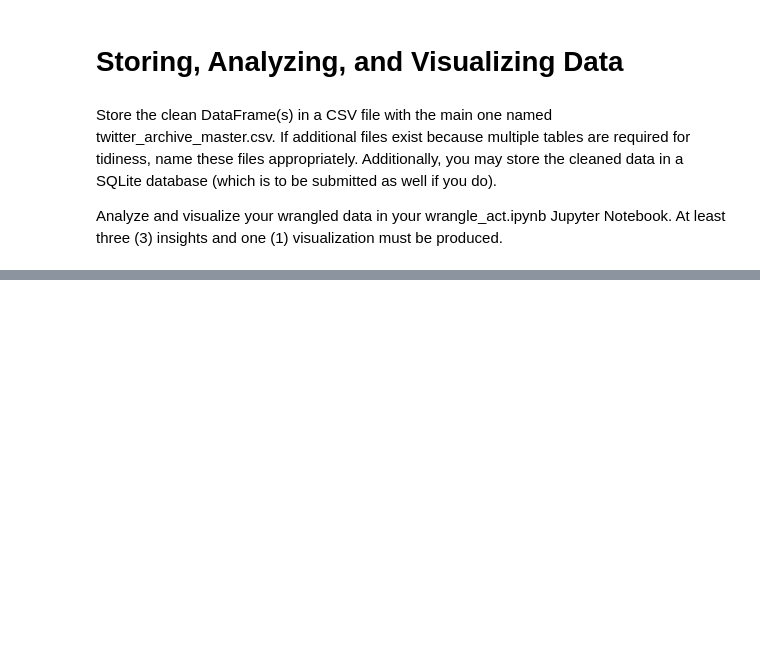
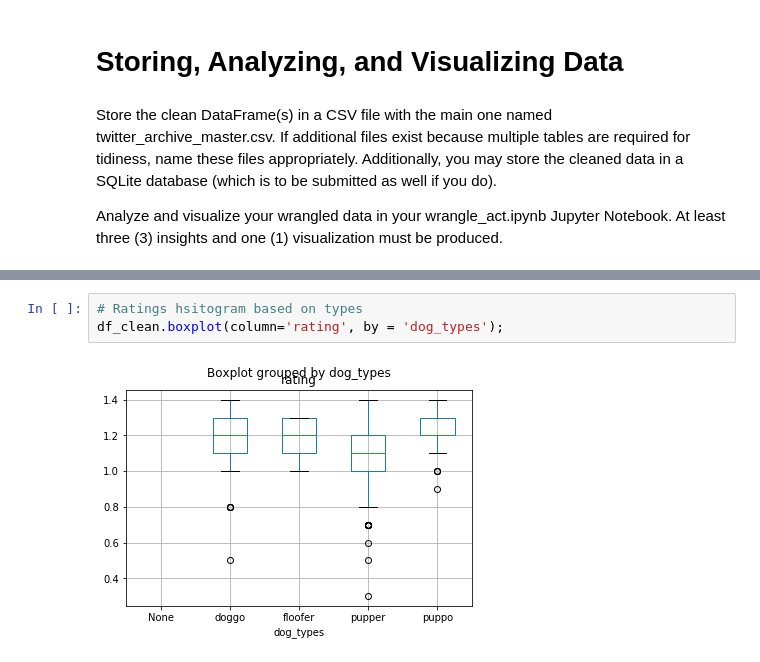
Before and after one commit to Aziz039/Wrangle_and_Analyze_Data-, a Jupyter notebook: wrangle_act.ipynb, the cells around one changed output, grey strips where cells are left out. Saved outputs shown, nothing was run; the diff lists cells and outputs as text; blank space fills up the shorter version.

```diff
--- a/wrangle_act.ipynb
+++ b/wrangle_act.ipynb
@@ -589,0 +657,5 @@ Analyze and visualize your wrangled data in your wrangle_act.ipynb Jupyter Noteb
+# %%
+# Ratings hsitogram based on types
+df_clean.boxplot(column='rating', by = 'dog_types');
+# %% [output]
+[figure, added]
```
Also changed, not shown: parts of 13 cells of this notebook.
